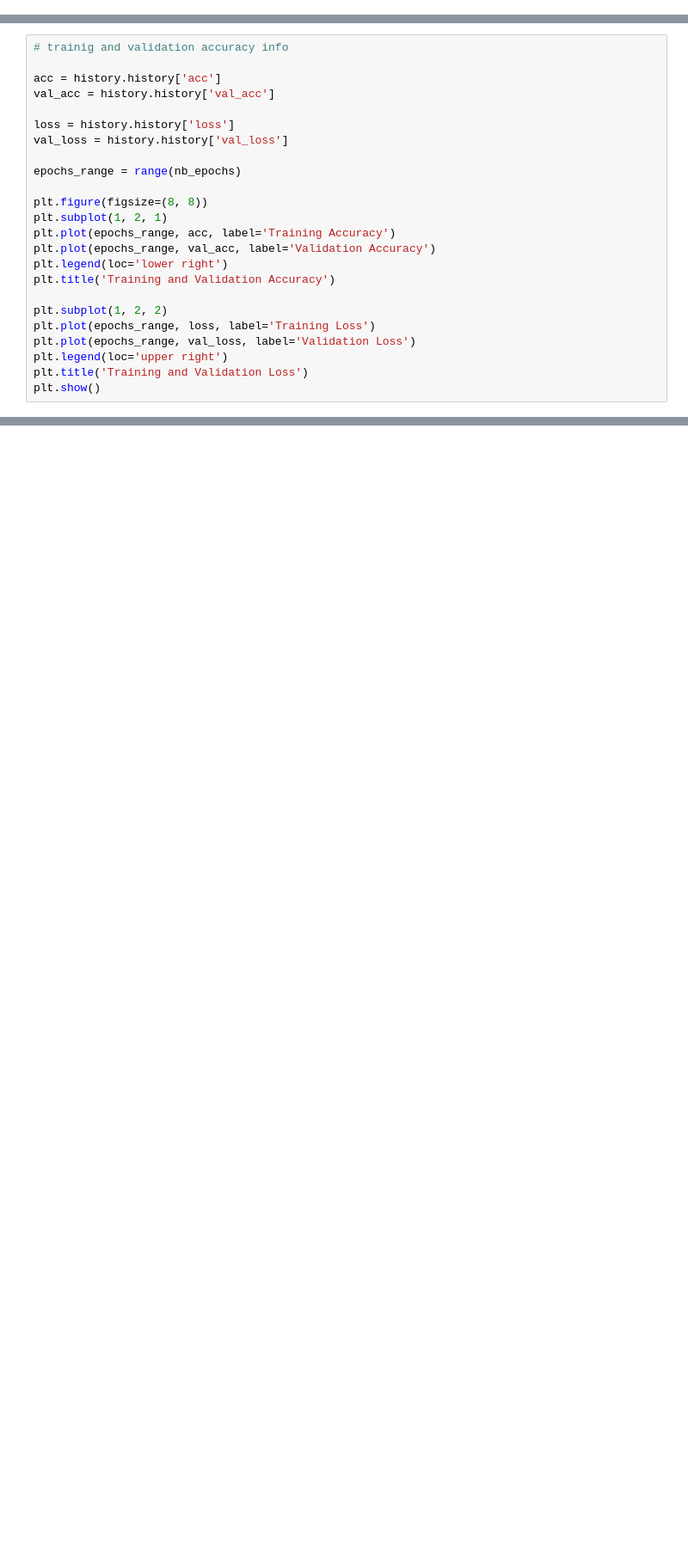
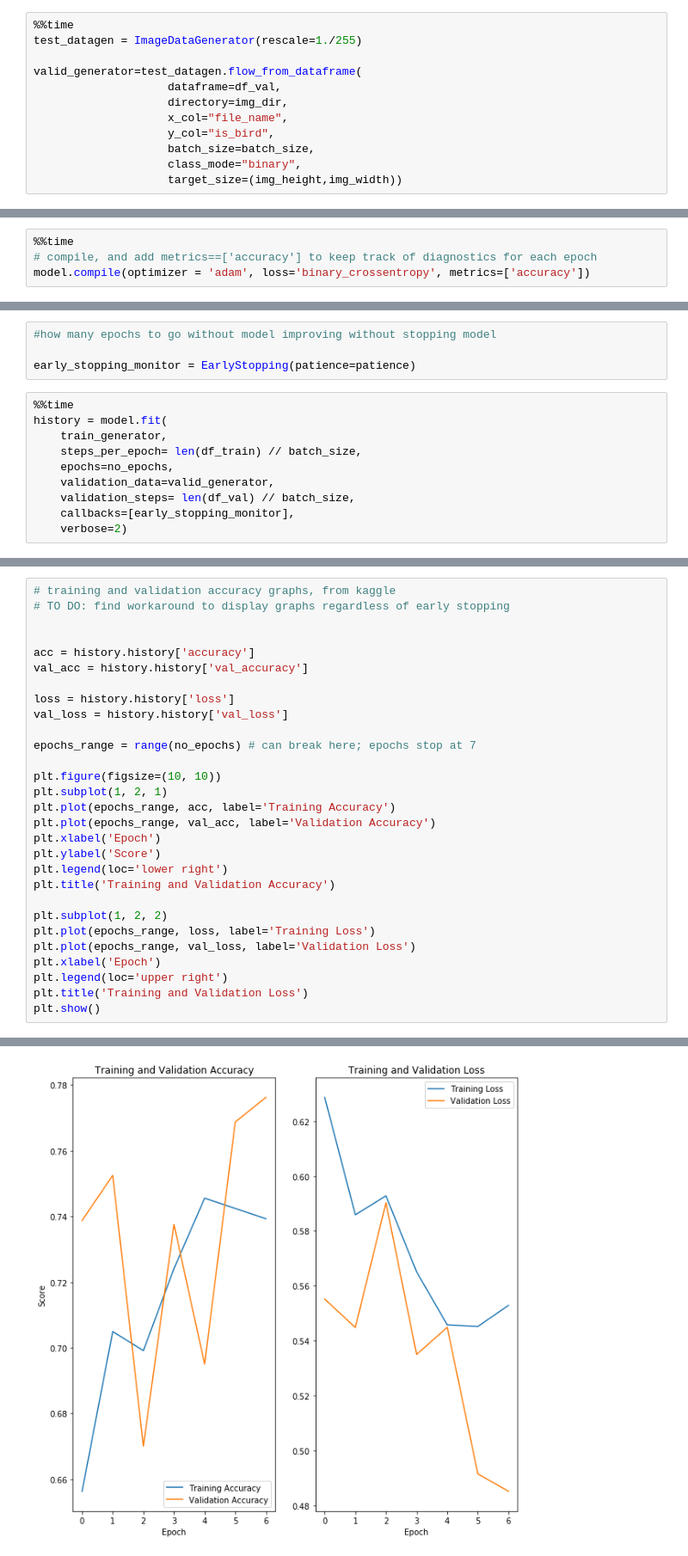
Before and after one commit to lbrou82/Springboard_Capstone2, a Jupyter notebook: notebooks/2.0_Modeling_in_progress.ipynb, the cells around one changed output, grey strips where cells are left out. Shown at 86% size. Saved outputs shown, nothing was run; the diff lists cells and outputs as text; blank space fills up the shorter version.

Commit message:
modeling in progress

```diff
--- a/notebooks/2.0_Modeling_in_progress.ipynb
+++ b/notebooks/2.0_Modeling_in_progress.ipynb
@@ -10,0 +93,12 @@ NameError: name 'plt' is not defined
+# %%
+%%time
+test_datagen = ImageDataGenerator(rescale=1./255)
+
+valid_generator=test_datagen.flow_from_dataframe(
+                    dataframe=df_val,
+                    directory=img_dir,
+                    x_col="file_name",
+                    y_col="is_bird",
+                    batch_size=batch_size,
+                    class_mode="binary",
+                    target_size=(img_height,img_width))
@@ -10,0 +141,4 @@ NameError: name 'plt' is not defined
+# %%
+%%time
+# compile, and add metrics==['accuracy'] to keep track of diagnostics for each epoch
+model.compile(optimizer = 'adam', loss='binary_crossentropy', metrics=['accuracy'])
@@ -10,0 +150,14 @@ NameError: name 'plt' is not defined
+# %%
+#how many epochs to go without model improving without stopping model
+
+early_stopping_monitor = EarlyStopping(patience=patience)
+# %%
+%%time
+history = model.fit(
+    train_generator,
+    steps_per_epoch= len(df_train) // batch_size,
+    epochs=no_epochs,
+    validation_data=valid_generator,
+    validation_steps= len(df_val) // batch_size,
+    callbacks=[early_stopping_monitor],
+    verbose=2)
@@ -11,24 +203,29 @@ NameError: name 'plt' is not defined
 # %%
-# trainig and validation accuracy info
+# training and validation accuracy graphs, from kaggle
+# TO DO: find workaround to display graphs regardless of early stopping
 
-acc = history.history['acc']
-val_acc = history.history['val_acc']
+
+acc = history.history['accuracy']
+val_acc = history.history['val_accuracy']
 
 loss = history.history['loss']
 val_loss = history.history['val_loss']
 
-epochs_range = range(nb_epochs)
+epochs_range = range(no_epochs) # can break here; epochs stop at 7
 
-plt.figure(figsize=(8, 8))
+plt.figure(figsize=(10, 10))
 plt.subplot(1, 2, 1)
 plt.plot(epochs_range, acc, label='Training Accuracy')
 plt.plot(epochs_range, val_acc, label='Validation Accuracy')
+plt.xlabel('Epoch')
+plt.ylabel('Score')
 plt.legend(loc='lower right')
 plt.title('Training and Validation Accuracy')
 
 plt.subplot(1, 2, 2)
 plt.plot(epochs_range, loss, label='Training Loss')
 plt.plot(epochs_range, val_loss, label='Validation Loss')
+plt.xlabel('Epoch')
 plt.legend(loc='upper right')
 plt.title('Training and Validation Loss')
 plt.show()
@@ -36,0 +233 @@ NameError: name 'history' is not defined
+[figure, added]
```
Also changed, not shown: parts of 34 cells of this notebook, 3 other files.
